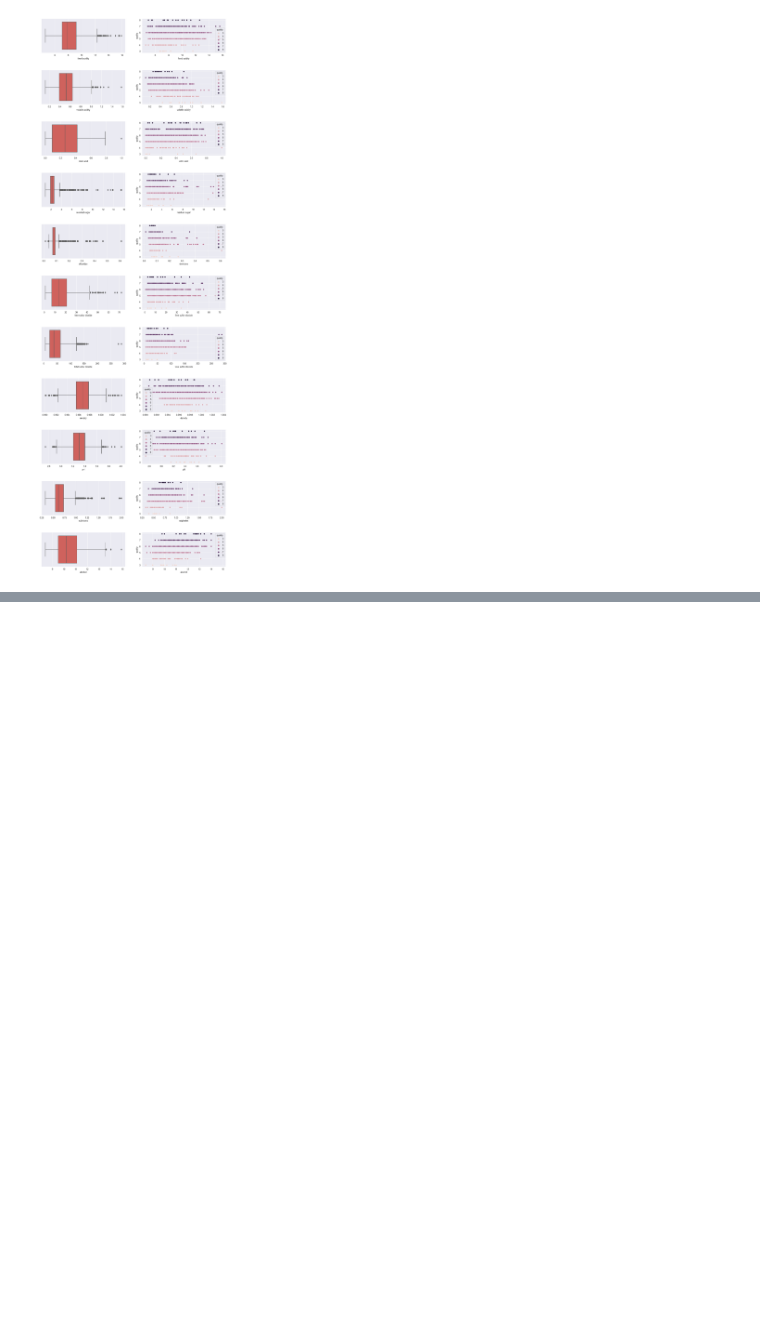
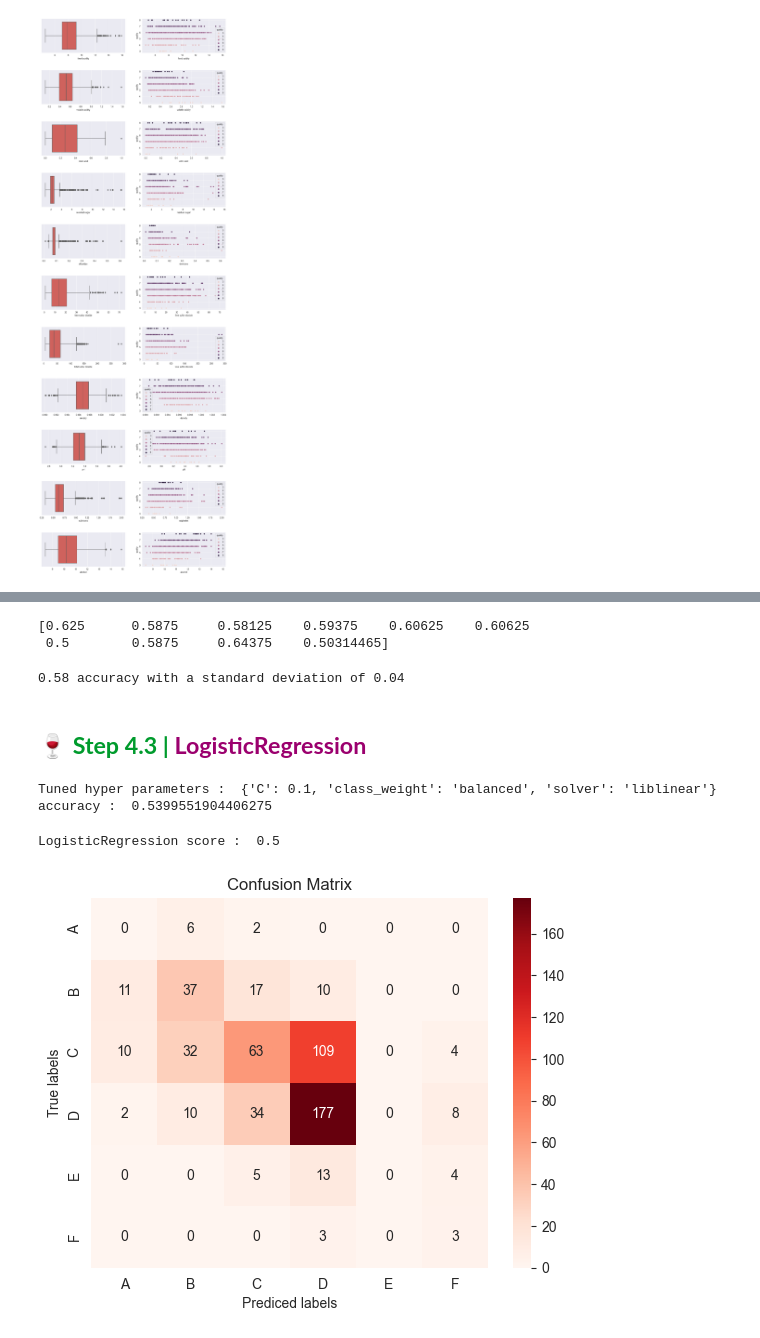
Before and after one commit to NimaPourmoradi/RedWineQuality, a Jupyter notebook: RedWineQuality.ipynb, the cells around one changed output, grey strips where cells are left out. Cells and saved outputs as stored; diff of their text form; code cells hidden in the pictures; blank space fills up the shorter version.

```diff
--- a/RedWineQuality.ipynb
+++ b/RedWineQuality.ipynb
@@ -195,0 +334,42 @@ plt.show()
+# %%
+cross_score = cross_val_score(rf, X, y, cv=10)
+print(cross_score)
+# %% [output]
+[0.625      0.5875     0.58125    0.59375    0.60625    0.60625
+ 0.5        0.5875     0.64375    0.50314465]
+# %%
+print("%0.2f accuracy with a standard deviation of %0.2f" % (cross_score.mean(), cross_score.std()))
+# %% [output]
+0.58 accuracy with a standard deviation of 0.04
+# %% [markdown]
+<a id="lr"></a>
+<h2><b><span style="color:#009b2d">🍷 Step 4.3 | </span><span style="color:#9b006e">LogisticRegression</span></b></h2>
+# %%
+# a dictionary to define parameters to test in algorithm
+parameters = {
+    'C' : [0.001, 0.01, 0.1, 1.0, 10, 100, 1000],
+    'class_weight' : ['balanced'],
+    'solver' : ['lbfgs', 'liblinear', 'newton-cg', 'newton-cholesky', 'sag', 'saga']
+}
+
+lr = LogisticRegression()
+lr_cv = GridSearchCV(estimator=lr, param_grid=parameters, cv=10).fit(X_train, y_train)
+
+print('Tuned hyper parameters : ', lr_cv.best_params_)
+print('accuracy : ', lr_cv.best_score_)
+# %% [output]
+Tuned hyper parameters :  {'C': 0.1, 'class_weight': 'balanced', 'solver': 'liblinear'}
+accuracy :  0.5399551904406275
+# %%
+lr = LogisticRegression(**lr_cv.best_params_).fit(X_train, y_train)
+# %%
+y_pred_lr = lr.predict(X_test)
+
+lr_score = round(lr.score(X_test, y_test), 3)
+print('LogisticRegression score : ', lr_score)
+# %% [output]
+LogisticRegression score :  0.5
+# %%
+plot_confusion_matrix(y_test, y_pred_lr)
+# %% [output]
+[figure, added]
```
Also changed, not shown: parts of 56 cells of this notebook.
